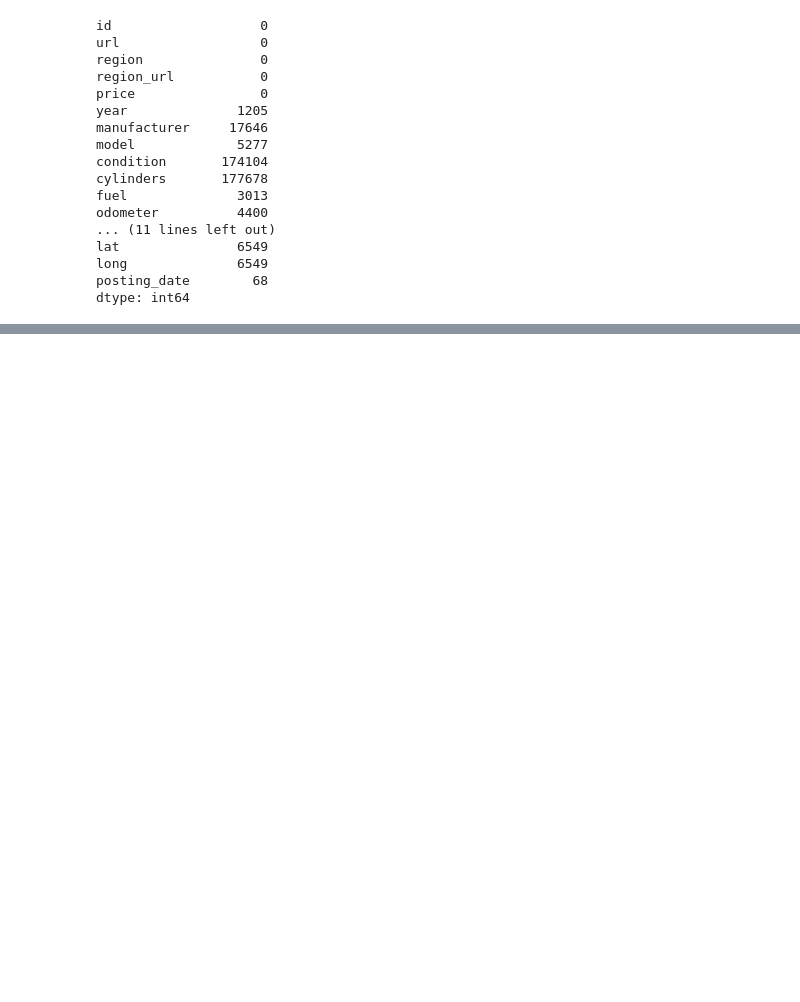
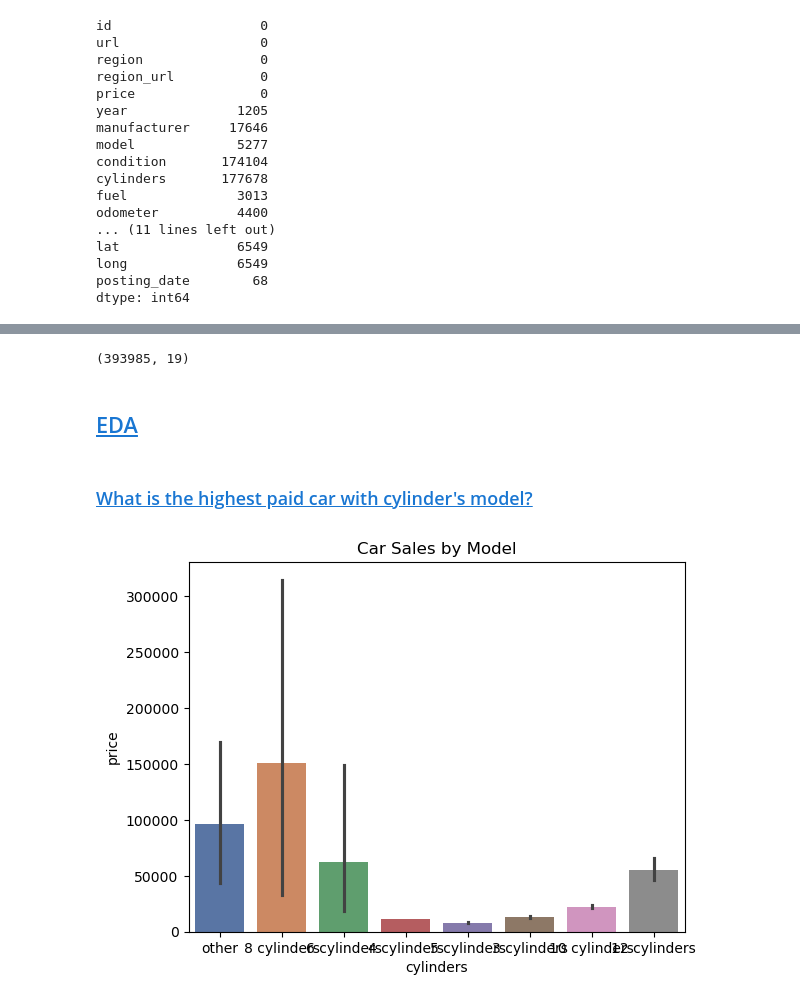
Before and after one commit to yousefalielkhapery1/Vehicles_dataset_analysis, a Jupyter notebook: vehicles.ipynb, the cells around one changed output, grey strips where cells are left out. Drawn from its saved outputs; the diff is of its cells as text; code cells hidden in the pictures; blank space fills up the shorter version.

```diff
--- a/vehicles.ipynb
+++ b/vehicles.ipynb
@@ -129,0 +280,16 @@ pd.get_option('display.max_rows')  # seeing what is the default displaying rows
+# %%
+# convering data types
+for column in column_names:
+    if column == 'id' or column == 'price' or column == 'lat' or column == 'long':
+        vehicles_df[column] = vehicles_df[column].astype(float)
+    elif column == 'year':
+        vehicles_df[column] = vehicles_df[column].astype(int)
+        vehicles_df[column] = vehicles_df[column].astype(str)
+        vehicles_df[column] = vehicles_df[column].replace("0","unknown year")
+
+    else:
+        vehicles_df[column] = vehicles_df[column].astype(str)
+
+vehicles_df['year'].replace(0,"unknown year",inplace=True)
+
+vehicles_df
@@ -129,0 +310,20 @@ pd.get_option('display.max_rows')  # seeing what is the default displaying rows
+# %%
+# deleting yars with 0 prices
+
+zero_price_indices = vehicles_df[vehicles_df['price'] == 0].index
+vehicles_df.drop(zero_price_indices, inplace=True)
+vehicles_df.shape
+# %% [output]
+(393985, 19)
+# %% [markdown]
+## <a id='toc1_3_'></a>[EDA](#toc0_)
+# %% [markdown]
+### <a id='toc1_3_1_'></a>[What is the highest paid car with cylinder's model?](#toc0_)
+# %%
+palette = sns.color_palette("deep")
+sns.barplot(x='cylinders', y='price', data=vehicles_df, palette=palette, hue= 'cylinders')
+plt.rcParams['figure.figsize'] = (20, 15)
+plt.title('Car Sales by Model')
+plt.show()
+# %% [output]
+[figure, added]
```
Also changed, not shown: parts of 26 cells of this notebook.
